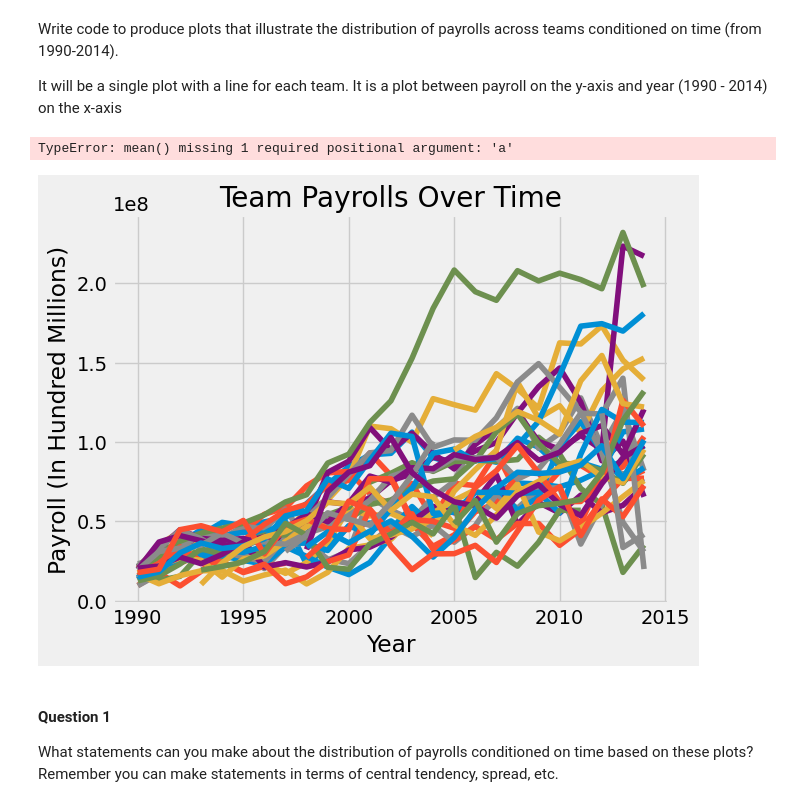
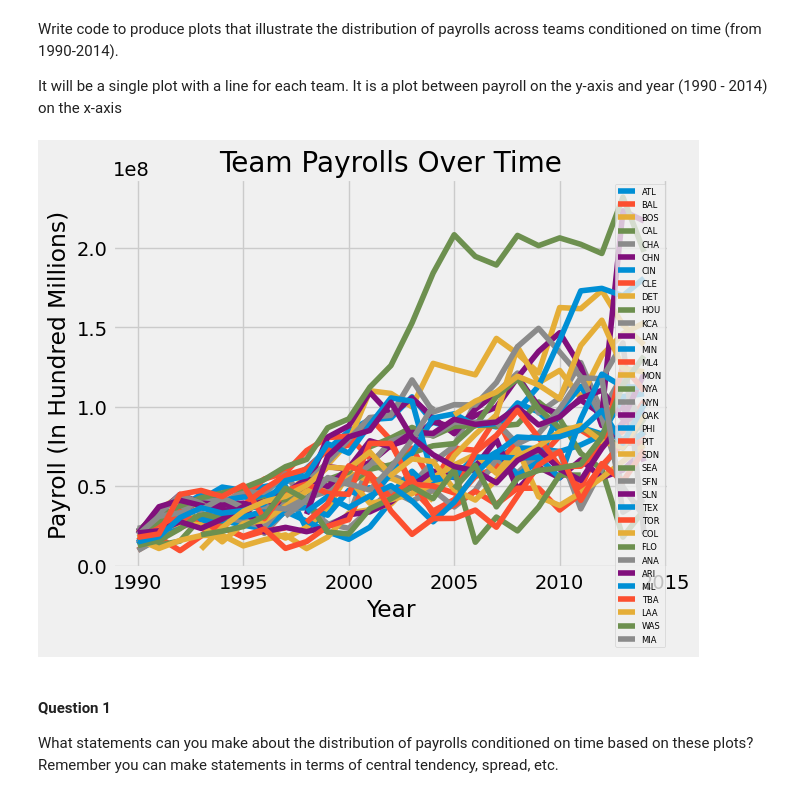
Before and after one commit to Skidouche/CMSC320, a Jupyter notebook: Projects/P2.ipynb, the cells around one changed output. Drawn from its saved outputs; the diff is of its cells as text; code cells hidden in the pictures.

```diff
--- a/Projects/P2.ipynb
+++ b/Projects/P2.ipynb
@@ -65,24 +65,24 @@ It will be a single plot with a line for each team. It is a plot between payroll
 # %%
 slopes = []
 for team in df['teamID'].unique():
     #form lists of salaries from each team and map them to correct dates - can prob df.plot(kind = 'line')
     x = list(df.loc[df['teamID'] == team, 'yearID'])
     y = list(df.loc[df['teamID'] == team, 'total_salary'])
     m, b = np.polyfit(x, y, 1)
     slopes.append(m)
-    plt.plot(x, y)
+    plt.plot(x, y, label = team)
     plt.title('Team Payrolls Over Time')
     plt.xlabel('Year')
     plt.ylabel('Payroll (In Hundred Millions)')
+    plt.legend(loc=1, prop={'size': 6})
     plt.show
 avg_slopes = np.mean(slopes)
 # %% [output]
-TypeError: mean() missing 1 required positional argument: 'a'
-[figure, old version]
+[figure, new version]
-# %% [markdown]
-#### Question 1
-
-What statements can you make about the distribution of payrolls conditioned on time based on these plots? Remember you can make statements in terms of central tendency, spread, etc.
+# %% [markdown]
+#### Question 1
+
+What statements can you make about the distribution of payrolls conditioned on time based on these plots? Remember you can make statements in terms of central tendency, spread, etc.
 # %%
 print("There is a general tendency for team payrolls to increase over time, as there is a positive correlation between year and payroll.")
 print(f'This is evidenced by the mean slope of all regression lines pertaining to team payrolls over time being {np.round(avg_slopes, 2)}.')
```
Also changed, not shown: parts of 17 cells of this notebook.
